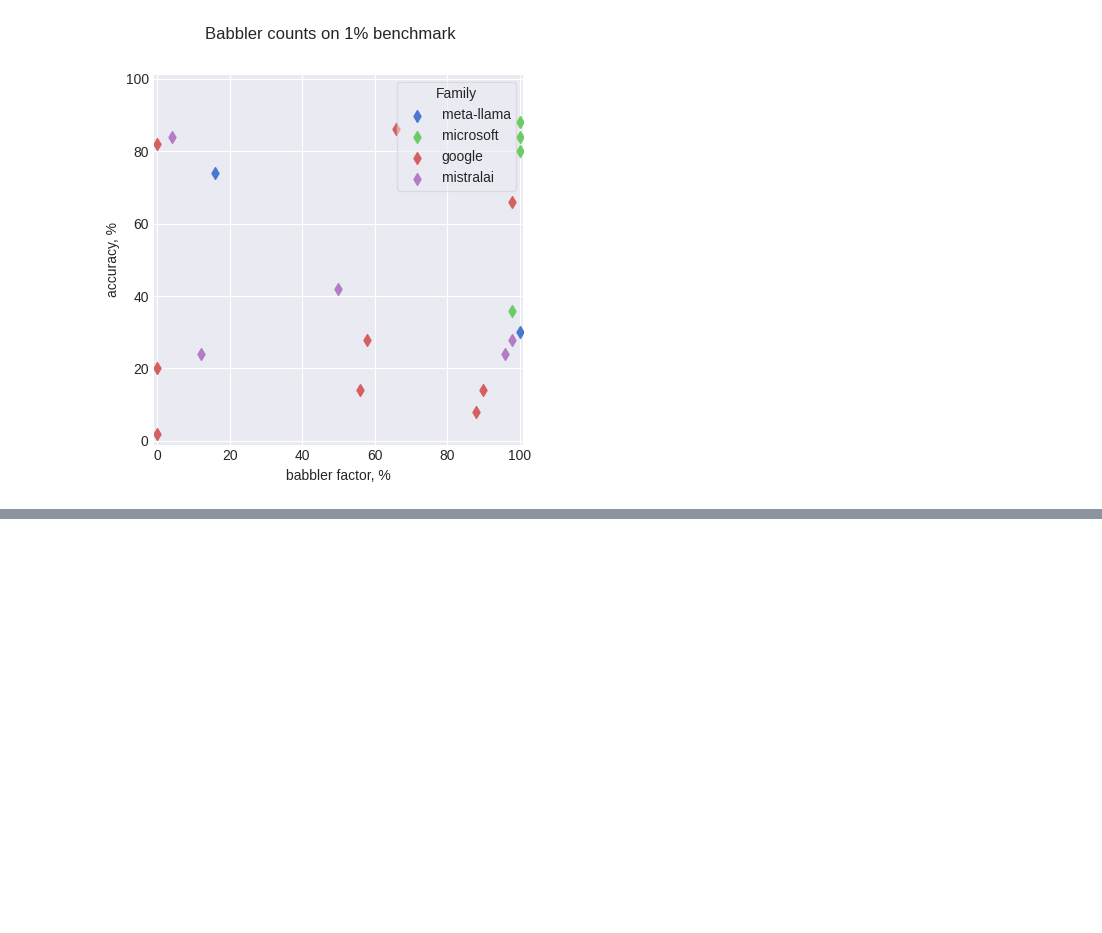
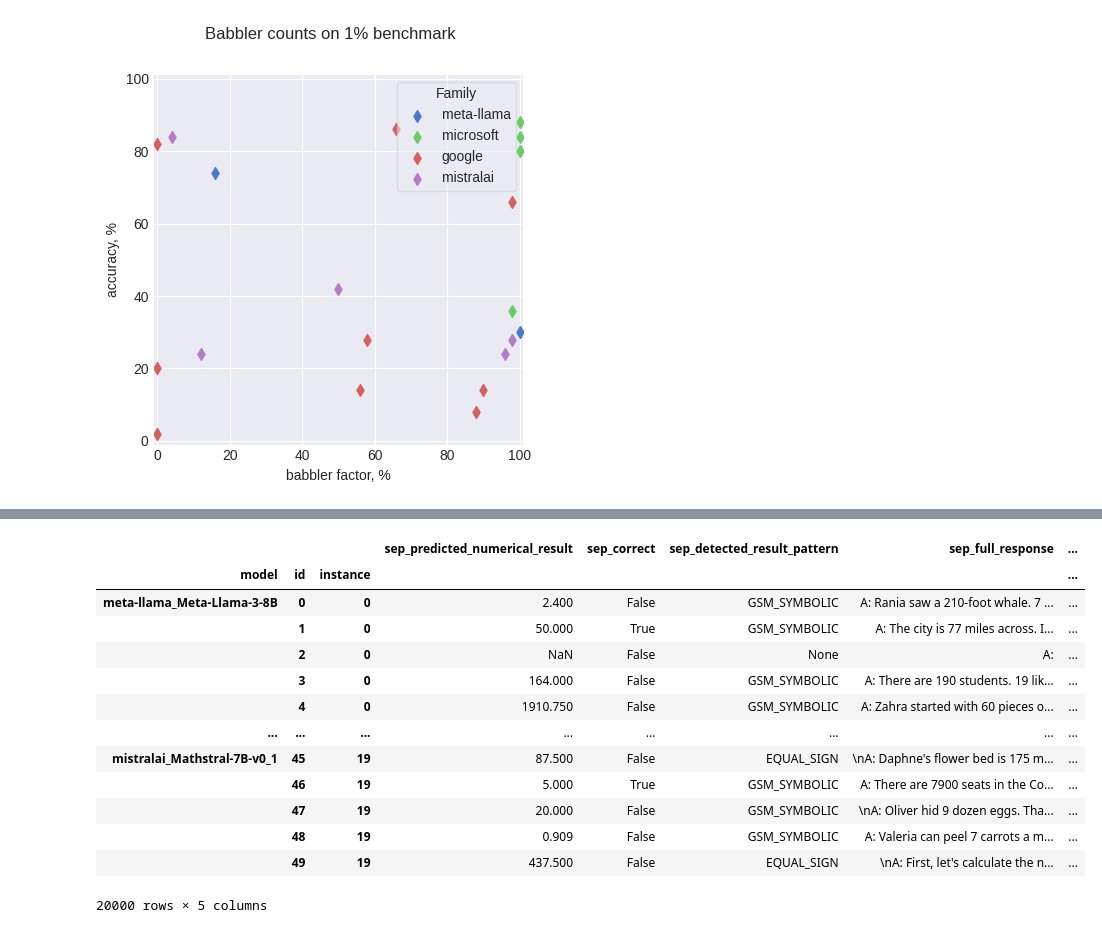
Before and after one commit to the-mysh/gsm-symbolic-benchmarking, a Jupyter notebook: notebooks/results_pres.ipynb, the cells around one changed output, grey strips where cells are left out. Cells and saved outputs as stored; diff of their text form; code cells hidden in the pictures; blank space fills up the shorter version.

```diff
--- a/notebooks/results_pres.ipynb
+++ b/notebooks/results_pres.ipynb
@@ -245,0 +286,17 @@ for i, c in enumerate(('accuracy', 'babbler percentage')):
+# %%
+sep_prep
+# %% [output]
+|  |  |  | sep_predicted_numerical_result | sep_correct | sep_detected_result_pattern | sep_full_response | ... |
+| model | id | instance |  |  |  |  | ... |
+| meta-llama_Meta-Llama-3-8B | 0 | 0 | 2.400 | False | GSM_SYMBOLIC | A: Rania saw a 210-foot whale. 7 ... | ... |
+|  | 1 | 0 | 50.000 | True | GSM_SYMBOLIC | A: The city is 77 miles across. I... | ... |
+|  | 2 | 0 | NaN | False | None | A: | ... |
+|  | 3 | 0 | 164.000 | False | GSM_SYMBOLIC | A: There are 190 students. 19 lik... | ... |
+|  | 4 | 0 | 1910.750 | False | GSM_SYMBOLIC | A: Zahra started with 60 pieces o... | ... |
+| ... | ... | ... | ... | ... | ... | ... | ... |
+| mistralai_Mathstral-7B-v0_1 | 45 | 19 | 87.500 | False | EQUAL_SIGN | \nA: Daphne's flower bed is 175 m... | ... |
+|  | 46 | 19 | 5.000 | True | GSM_SYMBOLIC | A: There are 7900 seats in the Co... | ... |
+|  | 47 | 19 | 20.000 | False | GSM_SYMBOLIC | \nA: Oliver hid 9 dozen eggs. Tha... | ... |
+|  | 48 | 19 | 0.909 | False | GSM_SYMBOLIC | A: Valeria can peel 7 carrots a m... | ... |
+|  | 49 | 19 | 437.500 | False | EQUAL_SIGN | \nA: First, let's calculate the n... | ... |
+20000 rows × 5 columns
```
Also changed, not shown: parts of 15 cells of this notebook, 1 other file.
